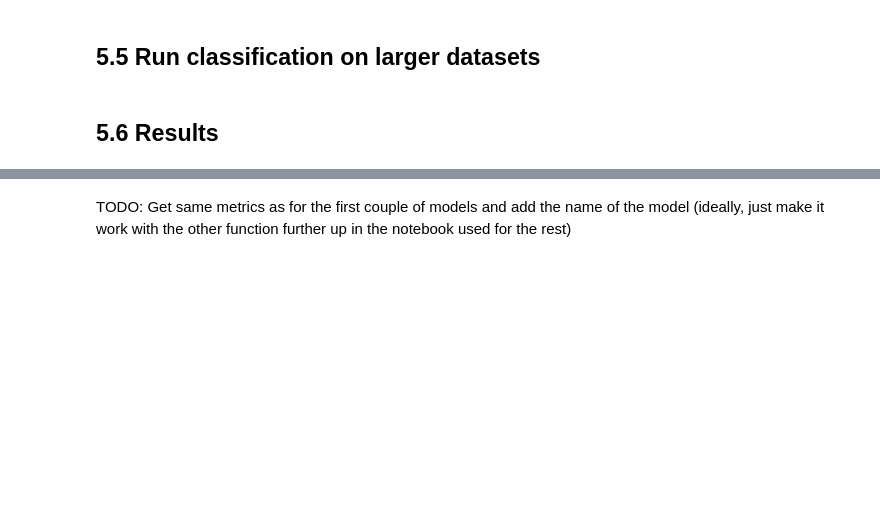
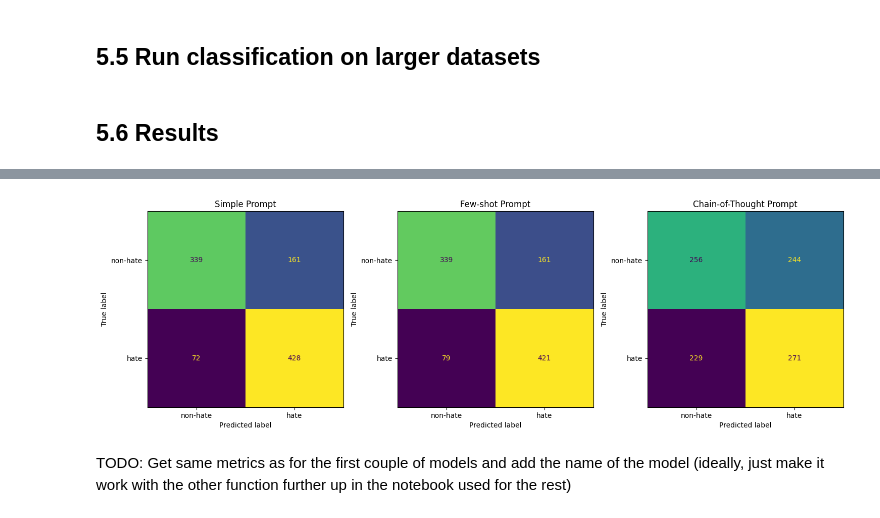
Before and after one commit to AugustBjerg/NLP-exam, a Jupyter notebook: notebooks/notebook_with_LLM.ipynb, the cells around one changed output, grey strips where cells are left out. Cells and saved outputs as stored; diff of their text form; code cells hidden in the pictures; blank space fills up the shorter version.

Commit message:
Tried new CoT, used examples from dataset in few-shot, ran test on 1000, uses append_result now, added conf_matrices

```diff
--- a/notebooks/notebook_with_LLM.ipynb
+++ b/notebooks/notebook_with_LLM.ipynb
@@ -831,0 +984,20 @@ sample_df.head(10)
+# %%
+# 1. Copy your sample (or full test) DataFrame
+comp_df = sample_df.copy()
+
+# 2. Add numeric preds
+comp_df['pred_simple'] = to_numeric(simple_preds)
+comp_df['pred_few']    = to_numeric(few_shot_preds)
+comp_df['pred_cot']    = to_numeric(cot_preds)
+
+# 3. (Optional) turn 0/1 back into yes/no strings
+comp_df['pred_simple_str'] = np.where(comp_df['pred_simple']==1, 'yes', 'no')
+comp_df['pred_few_str']    = np.where(comp_df['pred_few']==1,    'yes', 'no')
+comp_df['pred_cot_str']    = np.where(comp_df['pred_cot']==1,    'yes', 'no')
+
+# 4. Rename your true‐label column to something easy
+comp_df = comp_df.rename(columns={'is_hate_speech': 'true_label'})
+
+# 5. See the full thing
+comp_df[['text', 'true_label',
+               'pred_simple_str', 'pred_few_str', 'pred_cot_str']]
@@ -832,3 +1018,32 @@ sample_df.head(10)
+# %%
+from sklearn.metrics import confusion_matrix, ConfusionMatrixDisplay
+import matplotlib.pyplot as plt
+
+# Create confusion matrices
+cm_simple = confusion_matrix(comp_df['true_label'], comp_df['pred_simple'])
+cm_few    = confusion_matrix(comp_df['true_label'], comp_df['pred_few'])
+cm_cot    = confusion_matrix(comp_df['true_label'], comp_df['pred_cot'])
+
+# Set up the plot
+fig, axs = plt.subplots(1, 3, figsize=(15, 5))
+
+# Display each confusion matrix
+disp_simple = ConfusionMatrixDisplay(cm_simple, display_labels=['non-hate', 'hate'])
+disp_simple.plot(ax=axs[0], colorbar=False)
+axs[0].set_title('Simple Prompt')
+
+disp_few = ConfusionMatrixDisplay(cm_few, display_labels=['non-hate', 'hate'])
+disp_few.plot(ax=axs[1], colorbar=False)
+axs[1].set_title('Few-shot Prompt')
+
+disp_cot = ConfusionMatrixDisplay(cm_cot, display_labels=['non-hate', 'hate'])
+disp_cot.plot(ax=axs[2], colorbar=False)
+axs[2].set_title('Chain-of-Thought Prompt')
+
+plt.tight_layout()
+plt.show()
+# %% [output]
+[figure, added]
 # %% [markdown]
 TODO: Get same metrics as for the first couple of models and add the name of the model (ideally, just make it work with the other function further up in the notebook used for the rest)
 # %%
```
Also changed, not shown: parts of 25 cells of this notebook.
